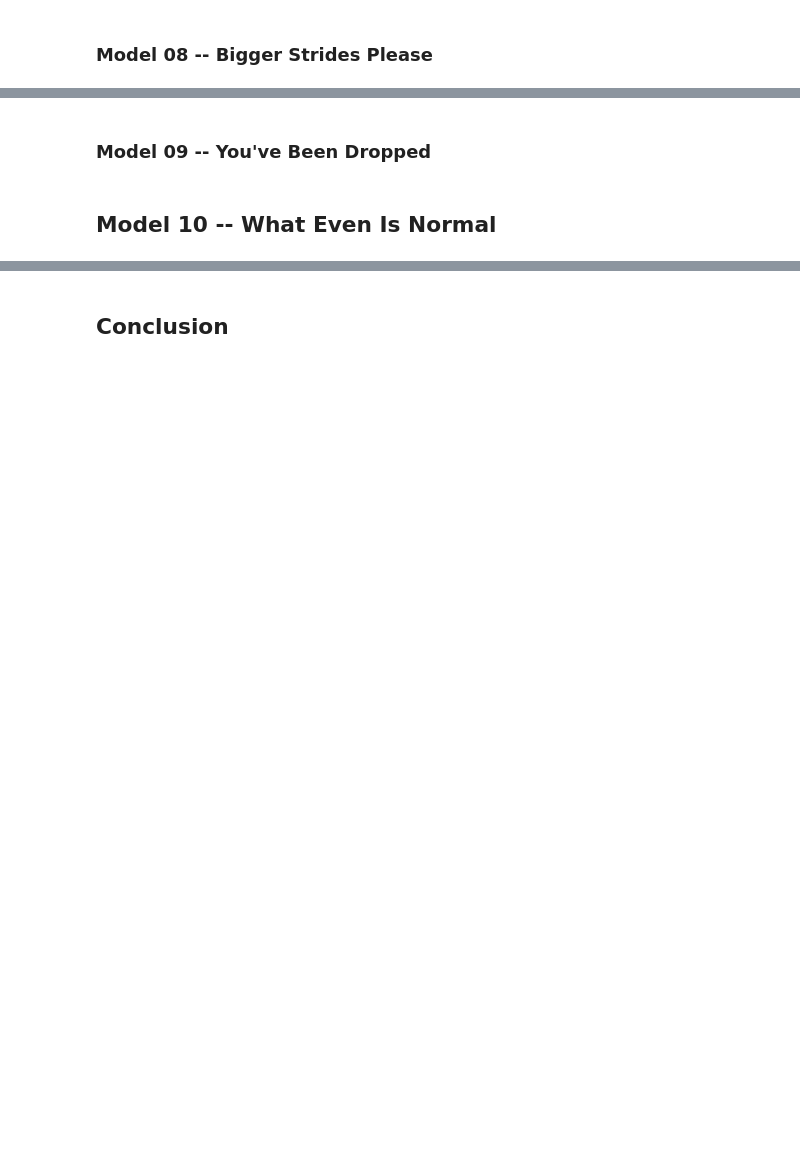
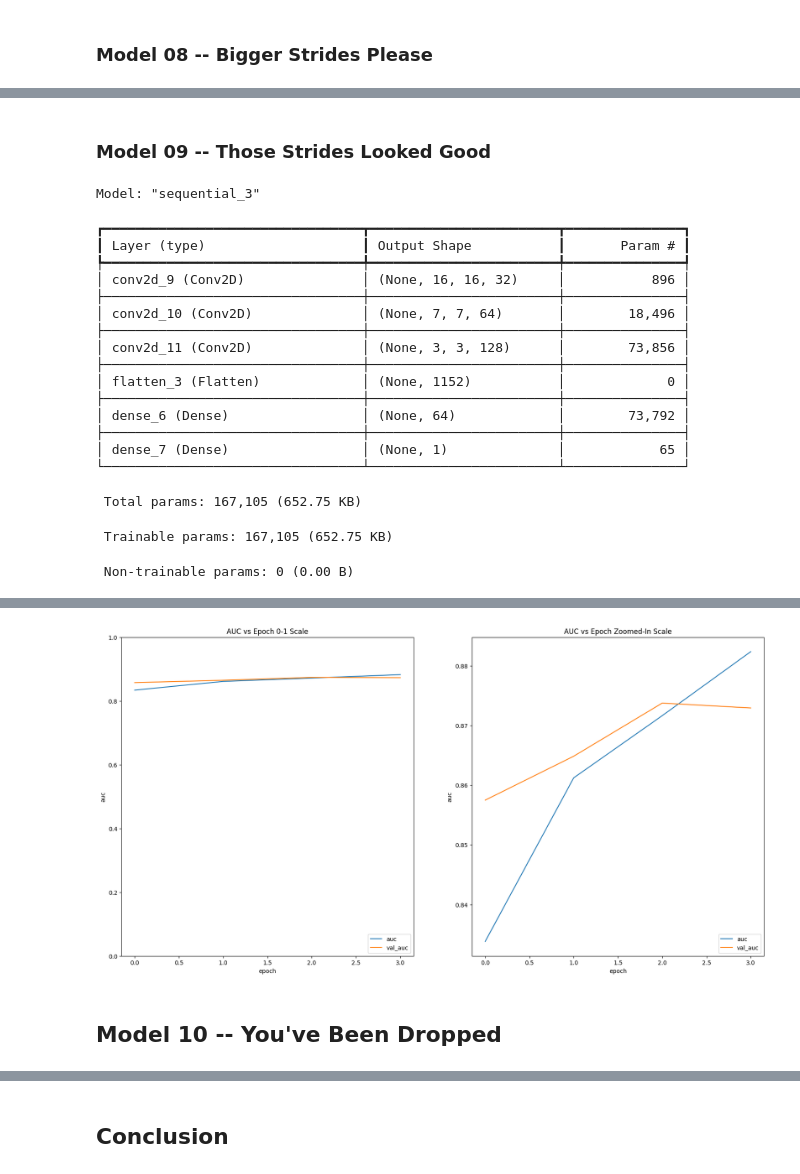
Before and after one commit to jhleakakos/cnn-cancer-detection, a Jupyter notebook: so_convolved.ipynb, the cells around one changed output, grey strips where cells are left out. Saved outputs shown, nothing was run; the diff lists cells and outputs as text; code cells hidden in the pictures; blank space fills up the shorter version.

```diff
--- a/so_convolved.ipynb
+++ b/so_convolved.ipynb
@@ -764,0 +862,36 @@ Epoch 2/2
+# %% [markdown]
+### Model 09 -- Those Strides Looked Good
+# %%
+gimme_models(
+    'model_09'
+    , models.Sequential([
+        Input((32, 32, 3))
+        , layers.Conv2D(32, (3, 3), activation='relu', padding='same', strides=2)
+        , layers.Conv2D(64, (3, 3), activation='relu', strides=2)
+        , layers.Conv2D(128, (3, 3), activation='relu', strides=2)
+        , layers.Flatten()
+        , layers.Dense(64, activation='relu')
+        , layers.Dense(1, activation='sigmoid')
+    ])
+    , 4
+)
+# %% [output]
+Model: "sequential_3"
+┏━━━━━━━━━━━━━━━━━━━━━━━━━━━━━━━━━┳━━━━━━━━━━━━━━━━━━━━━━━━┳━━━━━━━━━━━━━━━┓
+┃ Layer (type)                    ┃ Output Shape           ┃       Param # ┃
+┡━━━━━━━━━━━━━━━━━━━━━━━━━━━━━━━━━╇━━━━━━━━━━━━━━━━━━━━━━━━╇━━━━━━━━━━━━━━━┩
+│ conv2d_9 (Conv2D)               │ (None, 16, 16, 32)     │           896 │
+├─────────────────────────────────┼────────────────────────┼───────────────┤
+│ conv2d_10 (Conv2D)              │ (None, 7, 7, 64)       │        18,496 │
+├─────────────────────────────────┼────────────────────────┼───────────────┤
+│ conv2d_11 (Conv2D)              │ (None, 3, 3, 128)      │        73,856 │
+├─────────────────────────────────┼────────────────────────┼───────────────┤
+│ flatten_3 (Flatten)             │ (None, 1152)           │             0 │
+├─────────────────────────────────┼────────────────────────┼───────────────┤
+│ dense_6 (Dense)                 │ (None, 64)             │        73,792 │
+├─────────────────────────────────┼────────────────────────┼───────────────┤
+│ dense_7 (Dense)                 │ (None, 1)              │            65 │
+└─────────────────────────────────┴────────────────────────┴───────────────┘
+ Total params: 167,105 (652.75 KB)
+ Trainable params: 167,105 (652.75 KB)
+ Non-trainable params: 0 (0.00 B)
@@ -765,4 +907,3 @@ Epoch 2/2
+[figure, added]
 # %% [markdown]
-### Model 09 -- You've Been Dropped
+## Model 10 -- You've Been Dropped
-# %% [markdown]
-## Model 10 -- What Even Is Normal
```
Also changed, not shown: parts of 13 cells of this notebook.
